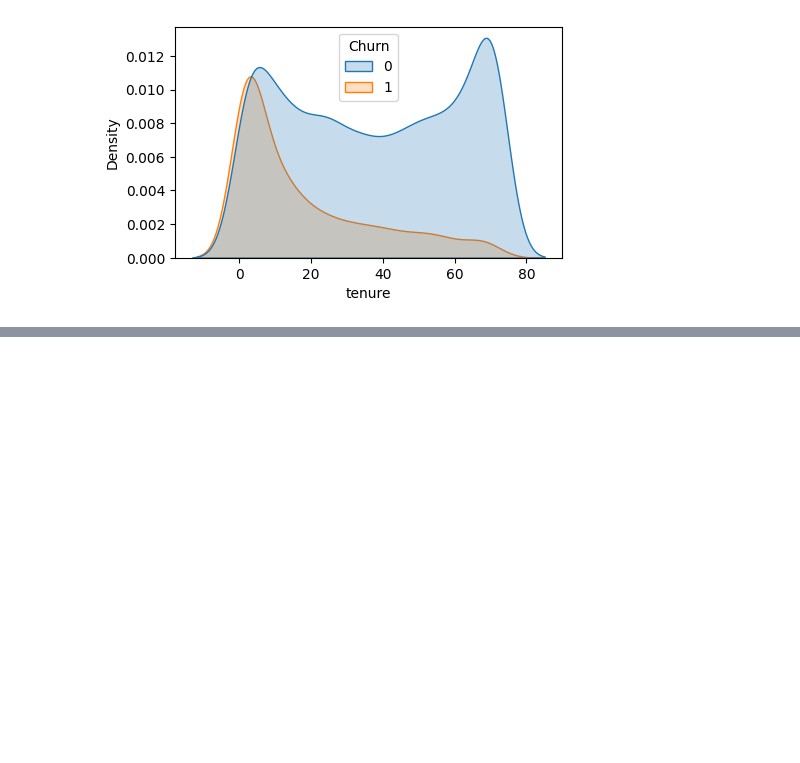
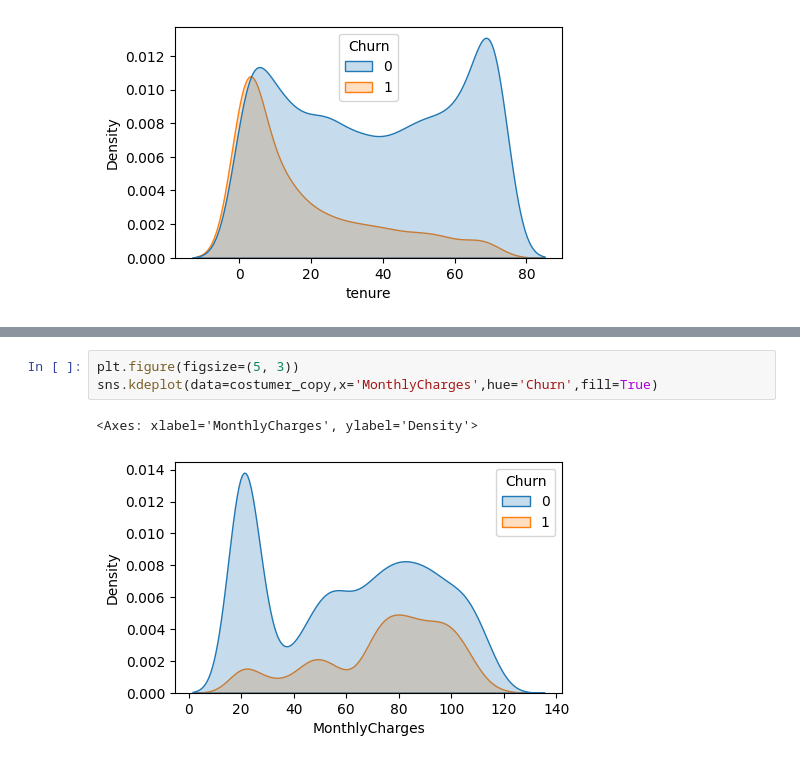
Before and after one commit to EveSantos/telco-customer-churn, a Jupyter notebook: chrun.ipynb, the cells around one changed output, grey strips where cells are left out. Cells and saved outputs as stored; diff of their text form; blank space fills up the shorter version.

```diff
--- a/chrun.ipynb
+++ b/chrun.ipynb
@@ -231,0 +283,6 @@ sns.kdeplot(data=costumer_copy,x='tenure',hue='Churn',fill=True)
+# %%
+plt.figure(figsize=(5, 3))
+sns.kdeplot(data=costumer_copy,x='MonthlyCharges',hue='Churn',fill=True)
+# %% [output]
+<Axes: xlabel='MonthlyCharges', ylabel='Density'>
+[figure, added]
```
Also changed, not shown: parts of 9 cells of this notebook.
